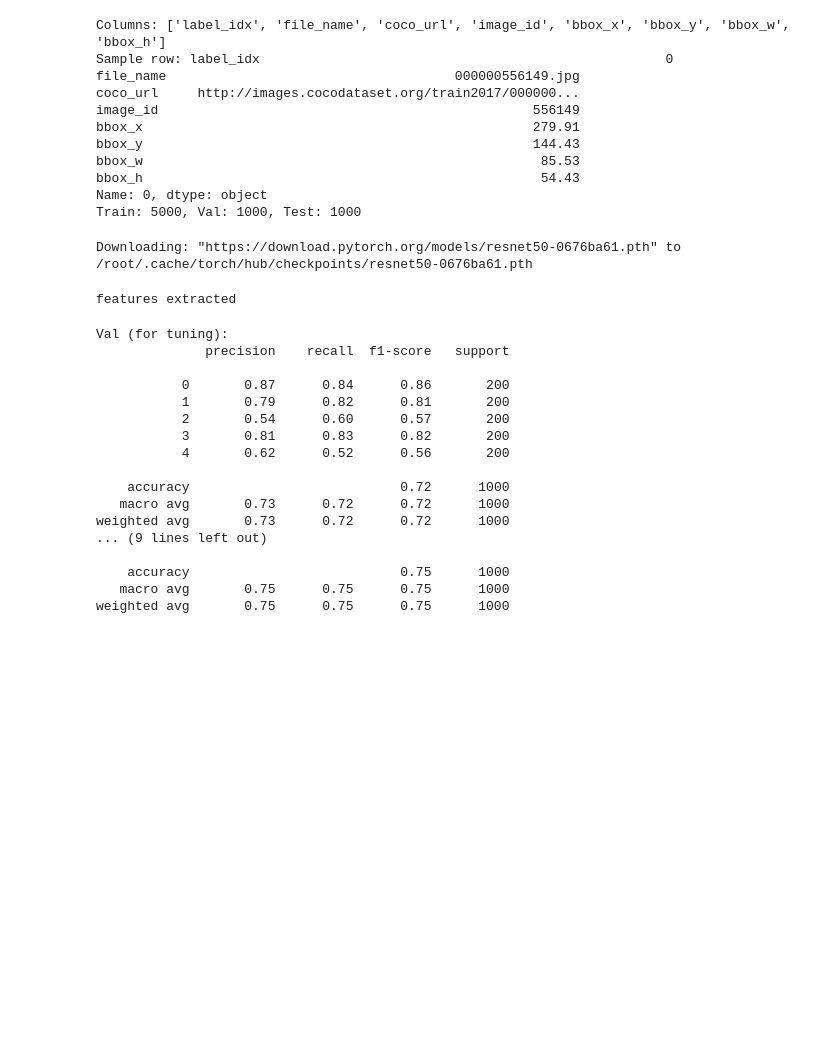
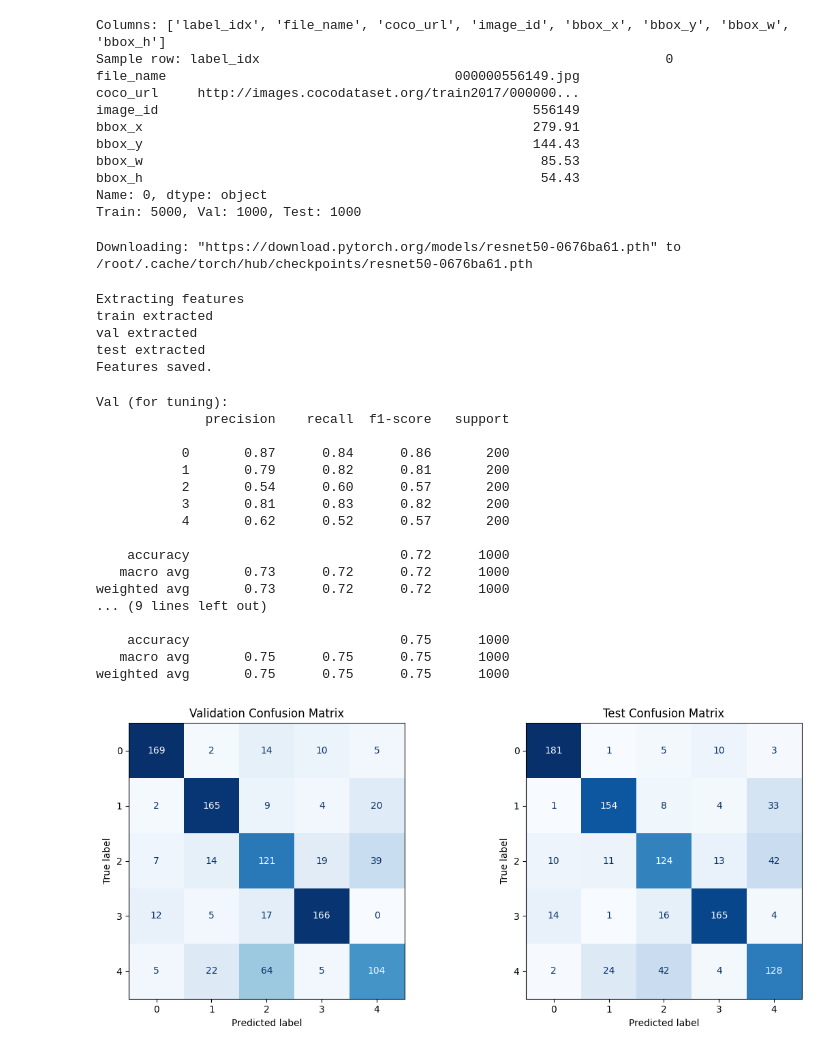
Before and after one commit to vijita-u/Guard-Ian, a Jupyter notebook: support-vector-machine.ipynb, the cells around one changed output. Saved outputs shown, nothing was run; the diff lists cells and outputs as text; code cells hidden in the pictures; blank space fills up the shorter version.

Commit message:
features are saved so extraction everytime is not necessary. confusion matrix added

```diff
--- a/support-vector-machine.ipynb
+++ b/support-vector-machine.ipynb
@@ -161,6 +175,8 @@ Train: 5000, Val: 1000, Test: 1000
 from torchvision import models
 import torch
 import numpy as np
+import joblib
+
 
 # Use resnet as a feature extractor (no final layer)
 extractor = models.resnet50(weights='IMAGENET1K_V1')
@@ -176,14 +192,29 @@ def extract_features(loader):
             labels.append(lbls.numpy())
     return np.concatenate(features), np.concatenate(labels)
 
-X_train, y_train = extract_features(train_loader)
-X_val, y_val = extract_features(val_loader)
-X_test,  y_test  = extract_features(test_loader)
 
-print("features extracted")
+FEATURE_FILE = "resnet50_avgpool_features.pkl"
+
+if os.path.exists(FEATURE_FILE):
+    print("Loading cached features")
+    X_train, X_val, X_test, y_train, y_val, y_test = joblib.load(FEATURE_FILE)
+else:
+    print("Extracting features")
+    X_train, y_train = extract_features(train_loader)
+    print("train extracted")
+    X_val,   y_val   = extract_features(val_loader)
+    print("val extracted")
+    X_test,  y_test  = extract_features(test_loader)
+    print("test extracted")
+    joblib.dump((X_train, X_val, X_test, y_train, y_val, y_test), FEATURE_FILE)
+    print("Features saved.")
 # %% [output]
 Downloading: "https://download.pytorch.org/models/resnet50-0676ba61.pth" to /root/.cache/torch/hub/checkpoints/resnet50-0676ba61.pth
-features extracted
+Extracting features
+train extracted
+val extracted
+test extracted
+Features saved.
 # %%
 # from sklearn.model_selection import GridSearchCV
 # from sklearn.svm import LinearSVC
@@ -202,31 +233,55 @@ features extracted
 # print(classification_report(y_test, grid.predict(X_test)))
 # %%
 from sklearn.svm import LinearSVC
-from sklearn.metrics import classification_report
+from sklearn.metrics import classification_report, confusion_matrix, ConfusionMatrixDisplay
+import matplotlib.pyplot as plt
+import joblib
+import torch
 
 svm = LinearSVC(C=1, class_weight='balanced', max_iter=2000)
 svm.fit(X_train, y_train)
+
+# # Save ResNet feature arrays (do this once after extraction)
+# joblib.dump(X_train, "X_train_resnet.pkl")
+# joblib.dump(y_train, "y_train.pkl")
+
+# # Save the SVM too
+# joblib.dump(svm, "svm_model.pkl")
 
 print("Val (for tuning):")
 print(classification_report(y_val, svm.predict(X_val)))
 
 print("Test (final, run once)")
 print(classification_report(y_test, svm.predict(X_test)))
+
+fig, axes = plt.subplots(1, 2, figsize=(12, 5))
+
+for ax, (split_name, X, y) in zip(axes, [
+    ("Validation", X_val, y_val),
+    ("Test",       X_test, y_test)
+]):
+    cm = confusion_matrix(y, svm.predict(X))
+    ConfusionMatrixDisplay(cm, display_labels=svm.classes_).plot(ax=ax, colorbar=False, cmap="Blues")
+    ax.set_title(f"{split_name} Confusion Matrix")
+
+plt.tight_layout()
+plt.show()
 # %% [output]
 Val (for tuning):
               precision    recall  f1-score   support
 
            0       0.87      0.84      0.86       200
            1       0.79      0.82      0.81       200
            2       0.54      0.60      0.57       200
            3       0.81      0.83      0.82       200
-           4       0.62      0.52      0.56       200
+           4       0.62      0.52      0.57       200
 
     accuracy                           0.72      1000
    macro avg       0.73      0.72      0.72      1000
 weighted avg       0.73      0.72      0.72      1000
 ... (9 lines left out)
 
     accuracy                           0.75      1000
    macro avg       0.75      0.75      0.75      1000
 weighted avg       0.75      0.75      0.75      1000
+[figure, added]
```
Also changed, not shown: parts of 1 cell of this notebook.
